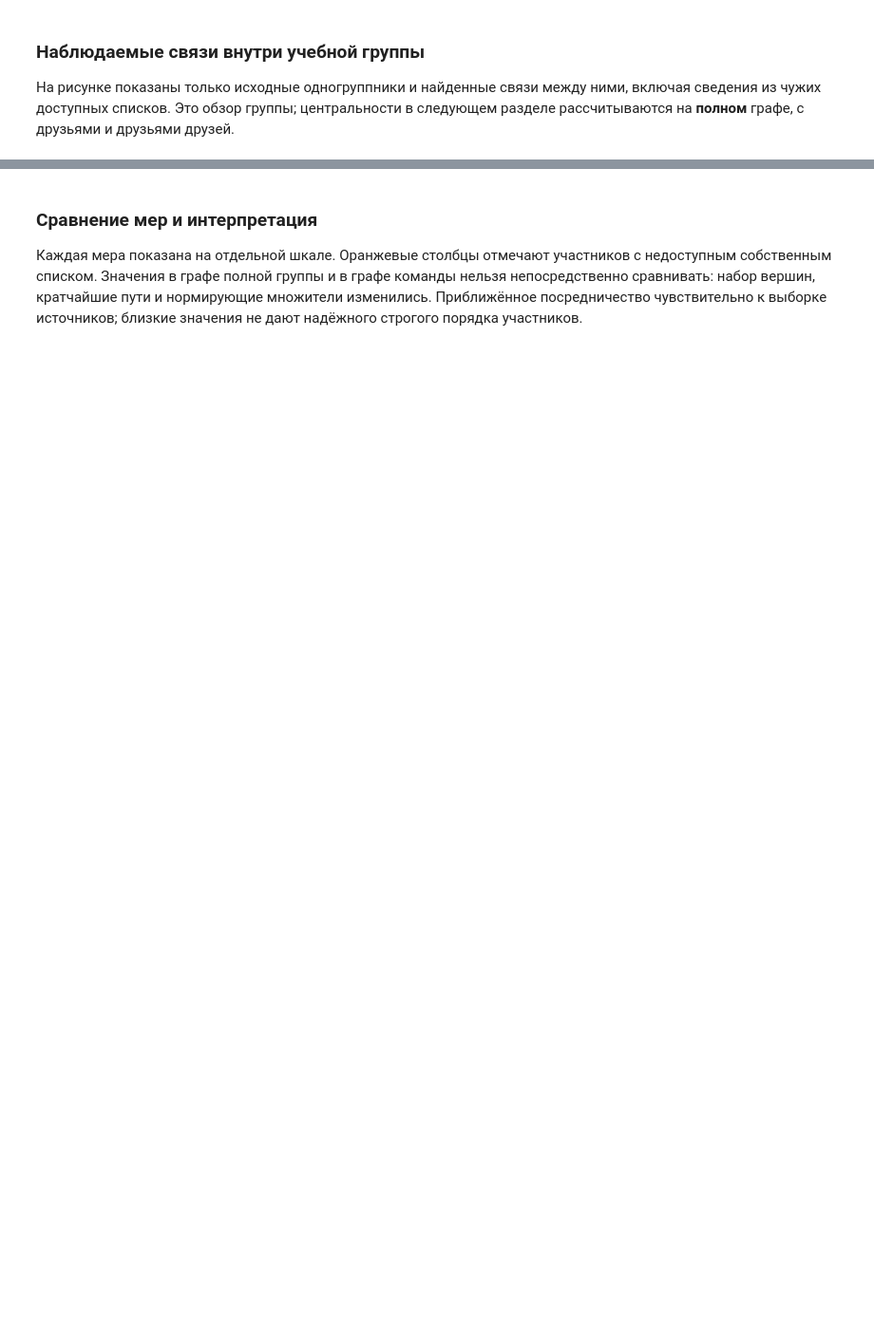
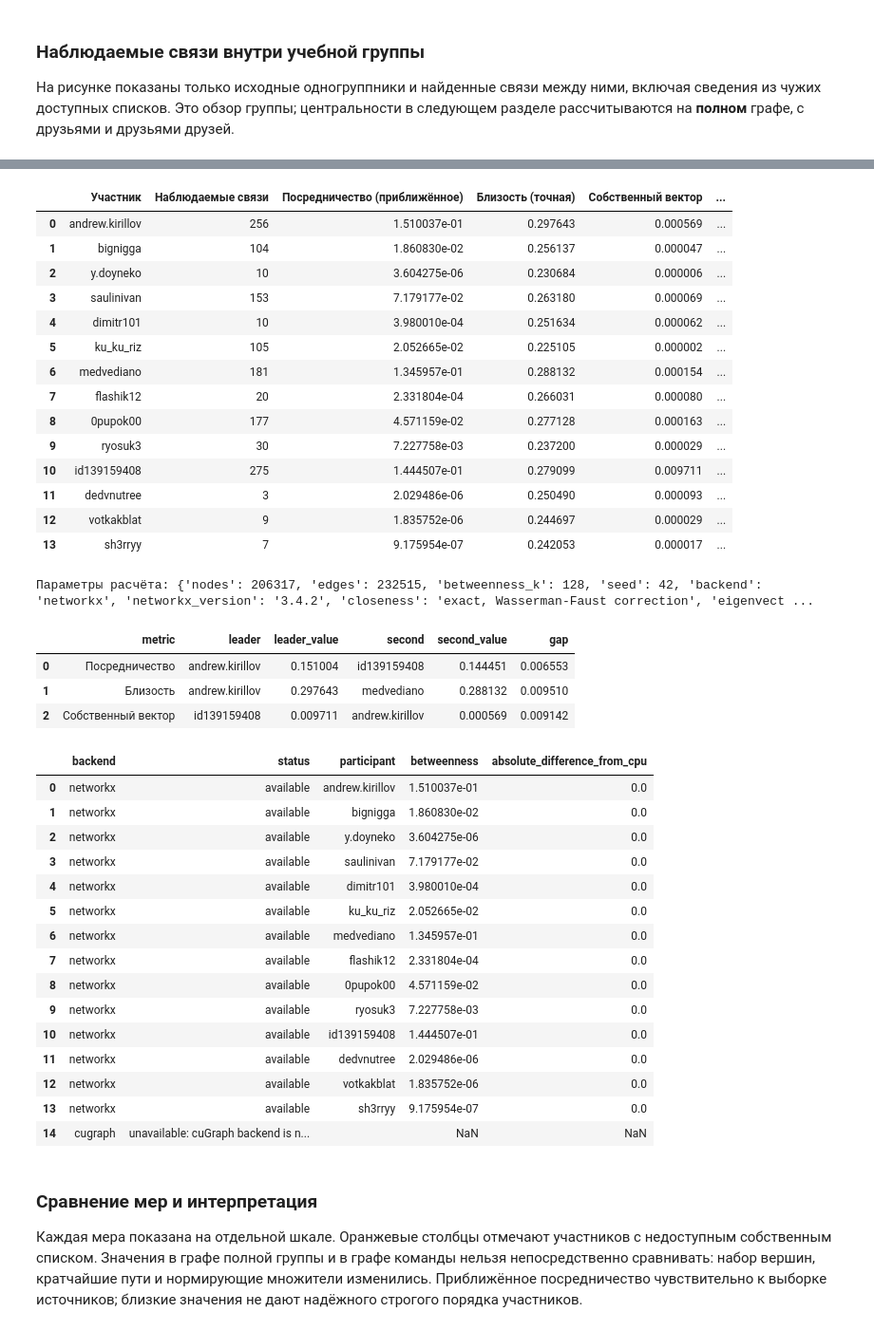
Before and after one commit to Osipovill/intelligent_systems_and_technologies, a Jupyter notebook: practice_2/practice2.ipynb, the cells around one changed output, grey strips where cells are left out. Shown at 95% size. Cells and saved outputs as stored; diff of their text form; code cells hidden in the pictures; blank space fills up the shorter version.

```diff
--- a/practice_2/practice2.ipynb
+++ b/practice_2/practice2.ipynb
@@ -848,30 +1010,95 @@ plt.show()
 Изолированному участнику присваивается ноль трёх мер **в наблюдаемом графе**.
 Это не утверждение об отсутствии друзей в VK.
 # %%
-full_metrics = member_centralities(full_graph, full_member_names, k=128, seed=42)
+full_metrics = member_centralities(
+    full_graph, full_member_names, k=CENTRALITY_K,
+    seed=CENTRALITY_SEEDS[0], backend=CENTRALITY_BACKEND,
+)
 full_calculation = full_metrics.attrs['calculation']
 full_results = full_metrics.merge(
     full_members[['user_id', 'friends_status', 'friends_count', 'list_source']],
     on='user_id', validate='one_to_one',
 )
 full_results['reason'] = full_results['friends_status'].map(
-    lambda status: '' if status == 'loaded' else 'Own friend list unavailable; metrics use observed links only.'
+    lambda status: '' if status == 'loaded' else 'Список недоступен; используются только наблюдаемые связи.'
 )
 full_results.to_csv(FULL_DATA_DIR / 'member_centrality.csv', index=False)
 (FULL_DATA_DIR / 'centrality_summary.json').write_text(
-    json.dumps({**full_calculation, 'collection_exported_at': collection_summary['exported_at']},
+    json.dumps({**full_calculation, 'graph': full_graph_stats,
+               'collection_exported_at': collection_summary['exported_at']},
                ensure_ascii=False, indent=2) + '\n', encoding='utf-8',
 )
 full_metric_labels = {
     'betweenness_approximate': 'Посредничество (приближённое)',
     'closeness_exact_cpu': 'Близость (точная)',
     'eigenvector_sparse_scipy': 'Собственный вектор',
 }
 display(full_results[['participant', 'degree', *full_metric_labels, 'friends_status']].rename(
     columns={'participant': 'Участник', 'degree': 'Наблюдаемые связи',
              'friends_status': 'Статус списка', **full_metric_labels}
 ))
+full_final_table = full_results[[
+    'participant', 'degree', *full_metric_labels, 'friends_status'
+]].rename(columns={
+    'participant': 'Участник', 'degree': 'Степень',
+    'friends_status': 'Статус списка',
+    'betweenness_approximate': 'Посредничество',
+    'closeness_exact_cpu': 'Близость',
+    'eigenvector_sparse_scipy': 'Собственный вектор',
+})
+full_leader_gaps = leader_gaps(
+    full_final_table, ['Посредничество', 'Близость', 'Собственный вектор'],
+    participant_column='Участник',
+)
+full_sensitivity = betweenness_sensitivity(
+    full_graph, full_member_names, k_values=CENTRALITY_K_VALUES,
+    seeds=CENTRALITY_SEEDS, backend='networkx'
+)
+cpu_scores = dict(zip(full_metrics['user_id'], full_metrics['betweenness_approximate']))
+backend_comparison = compare_betweenness_backends(
+    full_graph, full_member_names, k=CENTRALITY_K,
+    seed=CENTRALITY_SEEDS[0], cpu_scores=cpu_scores,
+)
 print('Параметры расчёта:', full_calculation)
+display(full_leader_gaps)
+display(backend_comparison)
+# %% [output]
+|  | Участник | Наблюдаемые связи | Посредничество (приближённое) | Близость (точная) | Собственный вектор | ... |
+| 0 | andrew.kirillov | 256 | 1.510037e-01 | 0.297643 | 0.000569 | ... |
+| 1 | bignigga | 104 | 1.860830e-02 | 0.256137 | 0.000047 | ... |
+| 2 | y.doyneko | 10 | 3.604275e-06 | 0.230684 | 0.000006 | ... |
+| 3 | saulinivan | 153 | 7.179177e-02 | 0.263180 | 0.000069 | ... |
+| 4 | dimitr101 | 10 | 3.980010e-04 | 0.251634 | 0.000062 | ... |
+| 5 | ku_ku_riz | 105 | 2.052665e-02 | 0.225105 | 0.000002 | ... |
+| 6 | medvediano | 181 | 1.345957e-01 | 0.288132 | 0.000154 | ... |
+| 7 | flashik12 | 20 | 2.331804e-04 | 0.266031 | 0.000080 | ... |
+| 8 | 0pupok00 | 177 | 4.571159e-02 | 0.277128 | 0.000163 | ... |
+| 9 | ryosuk3 | 30 | 7.227758e-03 | 0.237200 | 0.000029 | ... |
+| 10 | id139159408 | 275 | 1.444507e-01 | 0.279099 | 0.009711 | ... |
+| 11 | dedvnutree | 3 | 2.029486e-06 | 0.250490 | 0.000093 | ... |
+| 12 | votkakblat | 9 | 1.835752e-06 | 0.244697 | 0.000029 | ... |
+| 13 | sh3rryy | 7 | 9.175954e-07 | 0.242053 | 0.000017 | ... |
+Параметры расчёта: {'nodes': 206317, 'edges': 232515, 'betweenness_k': 128, 'seed': 42, 'backend': 'networkx', 'networkx_version': '3.4.2', 'closeness': 'exact, Wasserman-Faust correction', 'eigenvect ...
+|  | metric | leader | leader_value | second | second_value | gap |
+| 0 | Посредничество | andrew.kirillov | 0.151004 | id139159408 | 0.144451 | 0.006553 |
+| 1 | Близость | andrew.kirillov | 0.297643 | medvediano | 0.288132 | 0.009510 |
+| 2 | Собственный вектор | id139159408 | 0.009711 | andrew.kirillov | 0.000569 | 0.009142 |
+|  | backend | status | participant | betweenness | absolute_difference_from_cpu |
+| 0 | networkx | available | andrew.kirillov | 1.510037e-01 | 0.0 |
+| 1 | networkx | available | bignigga | 1.860830e-02 | 0.0 |
+| 2 | networkx | available | y.doyneko | 3.604275e-06 | 0.0 |
+| 3 | networkx | available | saulinivan | 7.179177e-02 | 0.0 |
+| 4 | networkx | available | dimitr101 | 3.980010e-04 | 0.0 |
+| 5 | networkx | available | ku_ku_riz | 2.052665e-02 | 0.0 |
+| 6 | networkx | available | medvediano | 1.345957e-01 | 0.0 |
+| 7 | networkx | available | flashik12 | 2.331804e-04 | 0.0 |
+| 8 | networkx | available | 0pupok00 | 4.571159e-02 | 0.0 |
+| 9 | networkx | available | ryosuk3 | 7.227758e-03 | 0.0 |
+| 10 | networkx | available | id139159408 | 1.444507e-01 | 0.0 |
+| 11 | networkx | available | dedvnutree | 2.029486e-06 | 0.0 |
+| 12 | networkx | available | votkakblat | 1.835752e-06 | 0.0 |
+| 13 | networkx | available | sh3rryy | 9.175954e-07 | 0.0 |
+| 14 | cugraph | unavailable: cuGraph backend is n... |  | NaN | NaN |
 # %% [markdown]
 ### Сравнение мер и интерпретация
 
```
Also changed, not shown: parts of 31 cells of this notebook, 8 other files.
